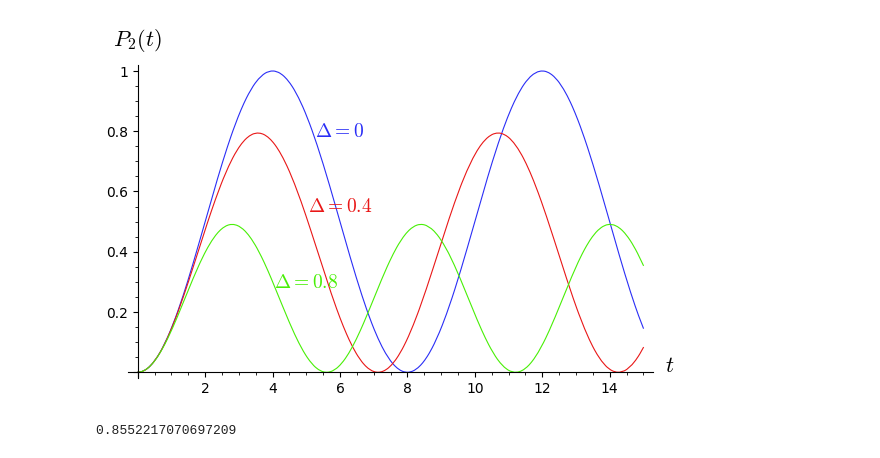
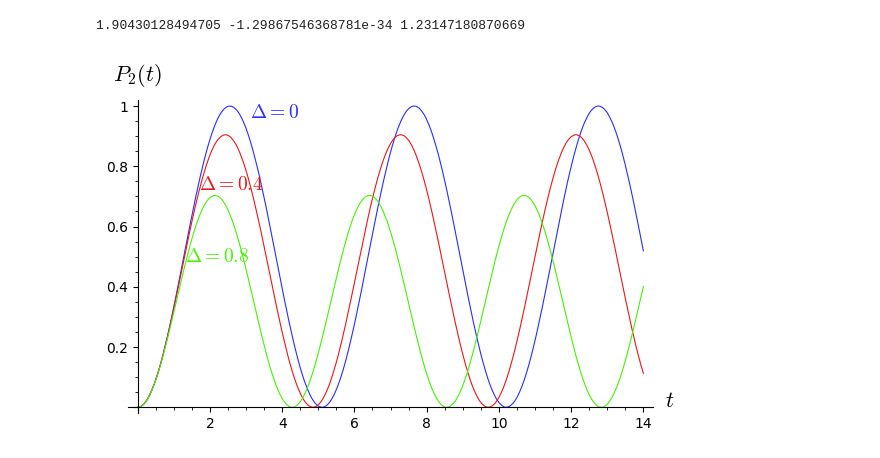
Before and after one commit to Jumarulanda/GFAM-JI, a Jupyter notebook: stg_0/rabi_noRWA_integration.ipynb, the cells around one changed output. Saved outputs shown, nothing was run; the diff lists cells and outputs as text; code cells hidden in the pictures.

Commit message:
Feat: complete rabi 2states cases

```diff
--- a/stg_0/rabi_noRWA_integration.ipynb
+++ b/stg_0/rabi_noRWA_integration.ipynb
@@ -4,17 +4,19 @@ from scipy.constants import hbar,pi,m_e
 # %%
 # constants
 
-omega_21 = pi**2 * hbar * 3 / 2 / m_e
+# ground and first exited state
 
-# RWA constants
+q,E0,L = e,1e-11,3e-2
 
-E0,L = 1,1
+omega_21 = pi**2 * hbar * 3 / 2 / m_e / L**2
 
-d = 9*pi**3 * hbar / 32
-
-alpha = -d*E0*8*L**2 / 9 / pi**2
+alpha = -q*E0*L**2 * 8 / 9 / pi**2
 
 Omega = lambda det: sqrt(det**2 + alpha**2 / hbar**2)
+
+print(omega_21,alpha,Omega(0))
+# %% [output]
+1.90430128494705 -1.29867546368781e-34 1.23147180870669
 # %%
 # RWA probs
 
@@ -30,49 +32,49 @@ def prob_2(t,det):
 # %%
 t = var('t')
 
-p1 = plot(prob_2(t,0),(t,0,15),color='#2a2ef6',thickness=0.8)
-p2 = plot(prob_2(t,0.4),(t,0,15),color='#e91717',thickness=0.8)
-p3 = plot(prob_2(t,0.8),(t,0,15),color='#48ef06',axes_labels=['$t$','$P_2(t)$'],thickness=0.8)#,frame=True,axes=False)
+n = 14
 
-t1 = text(r'$ \Delta = 0$', (6, 0.8),fontsize=14,color='#2a2ef6')
-t2 = text(r'$ \Delta = 0.4$', (6, 0.55),fontsize=14,color='#e91717')
-t3 = text(r'$ \Delta = 0.8$', (5, 0.3),fontsize=14,color='#48ef06')
+p1 = plot(prob_2(t,0),(t,0,n),color='#2a2ef6',thickness=0.8)
+p2 = plot(prob_2(t,0.4),(t,0,n),color='#e91717',thickness=0.8)
+p3 = plot(prob_2(t,0.8),(t,0,n),color='#48ef06',axes_labels=['$t$','$P_2(t)$'],thickness=0.8)#,frame=True,axes=False)
+
+t1 = text(r'$ \Delta = 0$', (3.8, 0.98),fontsize=14,color='#2a2ef6')
+t2 = text(r'$ \Delta = 0.4$', (2.6, 0.74),fontsize=14,color='#e91717')
+t3 = text(r'$ \Delta = 0.8$', (2.2, 0.5),fontsize=14,color='#48ef06')
 
 show(p1+p2+p3+t1+t2+t3)
+
+# show(p1+p2+p3)
 # %% [output]
-[figure, old version]
+[figure, new version]
 # %%
 # non-RWA coupled system
 
-omega = omega_21*500
-
-print(abs(omega - omega_21))
+omega_0 = omega_21
 
 def a1_dot(a1,b1,a2,b2,t):
-    t1 = cos(omega*t)*cos(omega_21*t)*b2
-    t2 = -cos(omega*t)*sin(omega_21*t)*a2
+    t1 = cos(omega*t)*cos(omega_0*t)*b2
+    t2 = -cos(omega*t)*sin(omega_0*t)*a2
 
     return (t1 + t2)*alpha/hbar
 
 def b1_dot(a1,b1,a2,b2,t):
-    t1 = -cos(omega*t)*cos(omega_21*t)*a2
-    t2 = -cos(omega*t)*sin(omega_21*t)*b2
+    t1 = -cos(omega*t)*cos(omega_0*t)*a2
+    t2 = -cos(omega*t)*sin(omega_0*t)*b2
 
     return (t1 + t2)*alpha/hbar
 
 def a2_dot(a1,b1,a2,b2,t):
-    t1 = cos(omega*t)*cos(omega_21*t)*b1
-    t2 = cos(omega*t)*sin(omega_21*t)*a1
+    t1 = cos(omega*t)*cos(omega_0*t)*b1
+    t2 = cos(omega*t)*sin(omega_0*t)*a1
 
     return (t1 + t2)*alpha/hbar
 
 def b2_dot(a1,b1,a2,b2,t):
-    t1 = -cos(omega*t)*cos(omega_21*t)*a1
-    t2 = cos(omega*t)*sin(omega_21*t)*b1
+    t1 = -cos(omega*t)*cos(omega_0*t)*a1
+    t2 = cos(omega*t)*sin(omega_0*t)*b1
 
     return (t1 + t2)*alpha/hbar
-# %% [output]
-0.8552217070697209
 # %%
 # nRWA integration
 
```
Also changed, not shown: parts of 10 cells of this notebook.
